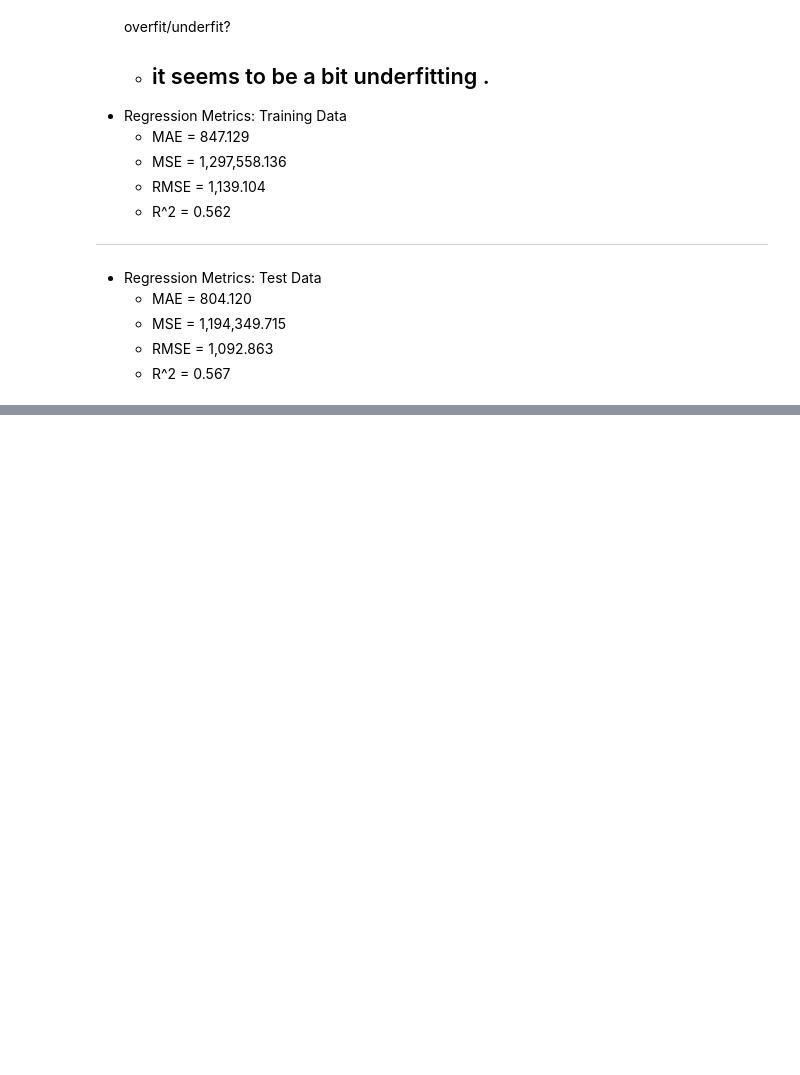
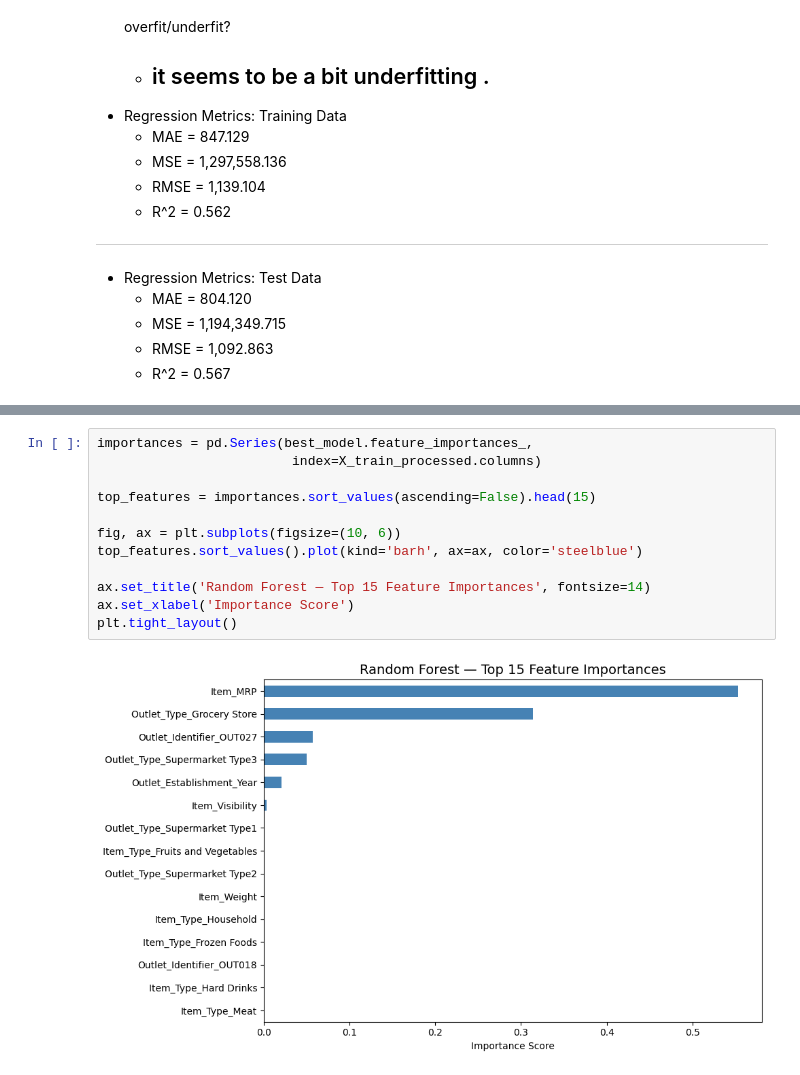
Before and after one commit to insafroumy/Prediction-of-Product-Sales, a Jupyter notebook: prediction_of_product_sales.ipynb, the cells around one changed output, grey strips where cells are left out. Cells and saved outputs as stored; diff of their text form; blank space fills up the shorter version.

```diff
--- a/prediction_of_product_sales.ipynb
+++ b/prediction_of_product_sales.ipynb
@@ -1369,0 +1385,14 @@ Regression Metrics: Test Data
+# %%
+importances = pd.Series(best_model.feature_importances_,
+                         index=X_train_processed.columns)
+
+top_features = importances.sort_values(ascending=False).head(15)
+
+fig, ax = plt.subplots(figsize=(10, 6))
+top_features.sort_values().plot(kind='barh', ax=ax, color='steelblue')
+
+ax.set_title('Random Forest — Top 15 Feature Importances', fontsize=14)
+ax.set_xlabel('Importance Score')
+plt.tight_layout()
+# %% [output]
+[figure, added]
```
Also changed, not shown: parts of 1 cell of this notebook.
